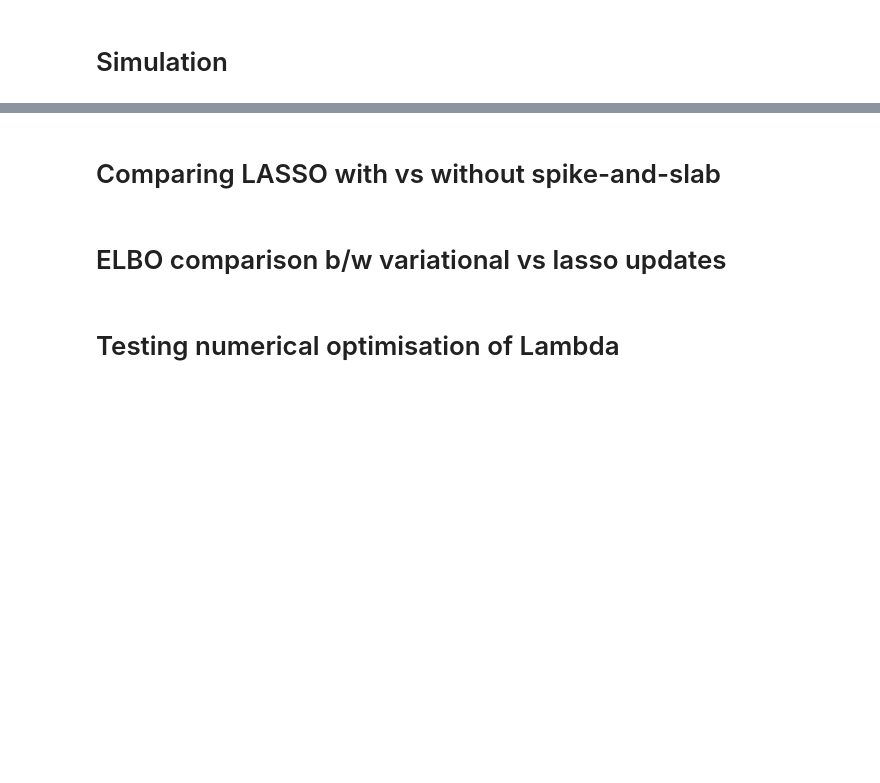
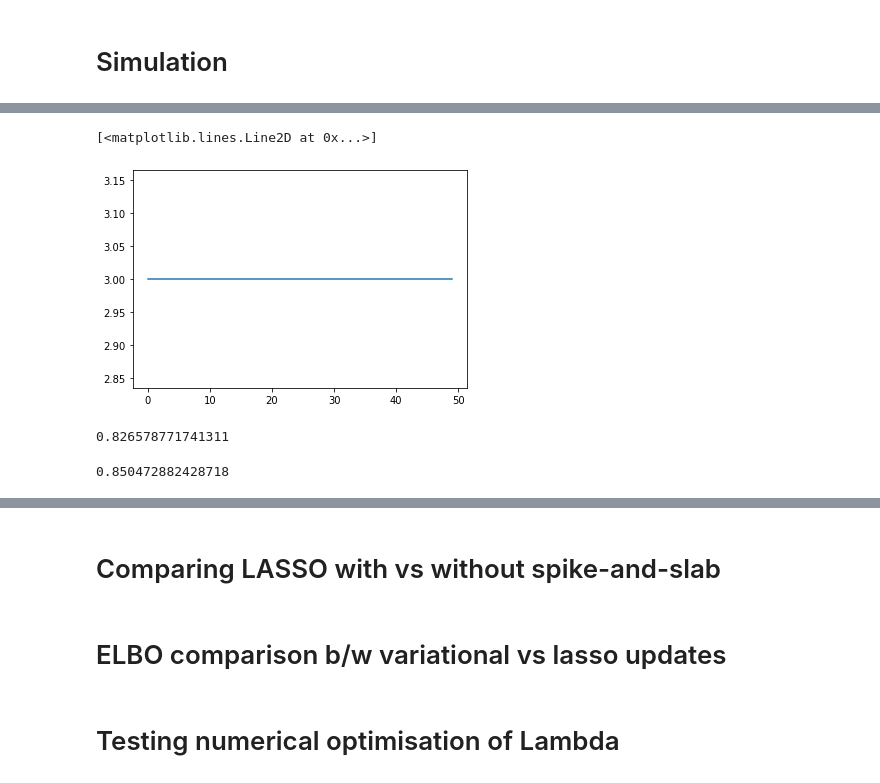
Before and after one commit to marcustriplett/circuitmap, a Jupyter notebook: notebooks/adaprobe_jax_implementation.ipynb, the cells around one changed output, grey strips where cells are left out. Saved outputs shown, nothing was run; the diff lists cells and outputs as text; code cells hidden in the pictures; blank space fills up the shorter version.

```diff
--- a/notebooks/adaprobe_jax_implementation.ipynb
+++ b/notebooks/adaprobe_jax_implementation.ipynb
@@ -85,0 +89,34 @@ phi_cov_prior = np.array([np.array([[1e-1, 0], [0, 1e0]]) for _ in range(N)])
+# %%
+fit_options_mbcs = {
+    'iters': 50,
+    'num_mc_samples': 500,
+    'seed': 0,
+    'penalty': 5,
+    'max_penalty_iters': 15,
+    'lam_masking': False,
+    'scale_factor': 0.65,
+    'warm_start_lasso': False,
+    'constrain_weights': True,
+    'verbose': False,
+}
+
+fit_options_vsns = {
+    'iters': 50,
+    'num_mc_samples': 500,
+    'seed': 0,
+    'lam_masking': False,
+    'learn_noise': False
+}
+
+priors = {
+    'alpha': 0.5 * np.ones(N),
+    'beta': 1e1 * np.ones(N),
+    'mu': np.zeros(N),
+    'phi': phi_prior,
+    'phi_cov': phi_cov_prior,
+    'rate': sigma**2.,
+    'shape': 1.
+}
+
+model_mbcs = adaprobe.Model(N, model_type='mbcs', priors=priors)
+model_vsns = adaprobe.Model(N, model_type='variational_sns', priors=priors)
@@ -85,0 +165,5 @@ phi_cov_prior = np.array([np.array([[1e-1, 0], [0, 1e0]]) for _ in range(N)])
+# %%
+plt.plot(np.sqrt(model_vsns.history['rate']/model_vsns.history['shape']))
+# %% [output]
+[<matplotlib.lines.Line2D at 0x...>]
+[figure, added]
@@ -85,0 +172,8 @@ phi_cov_prior = np.array([np.array([[1e-1, 0], [0, 1e0]]) for _ in range(N)])
+# %%
+r2_score(sim.w, model_vsns.state['mu'])
+# %% [output]
+0.826578771741311
+# %%
+r2_score(sim.w, model_mbcs.state['mu'])
+# %% [output]
+0.850472882428718
```
Also changed, not shown: parts of 46 cells of this notebook, 1 other file.
